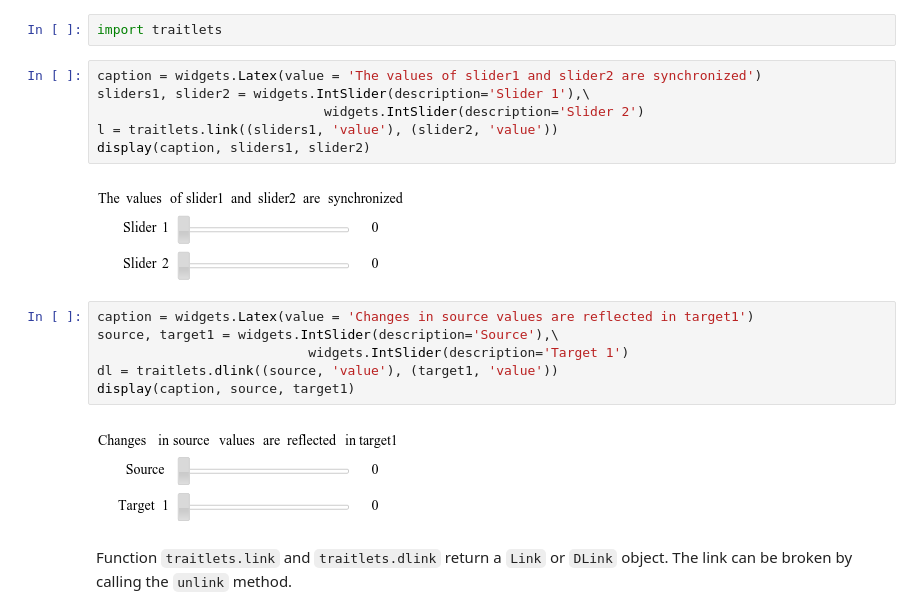
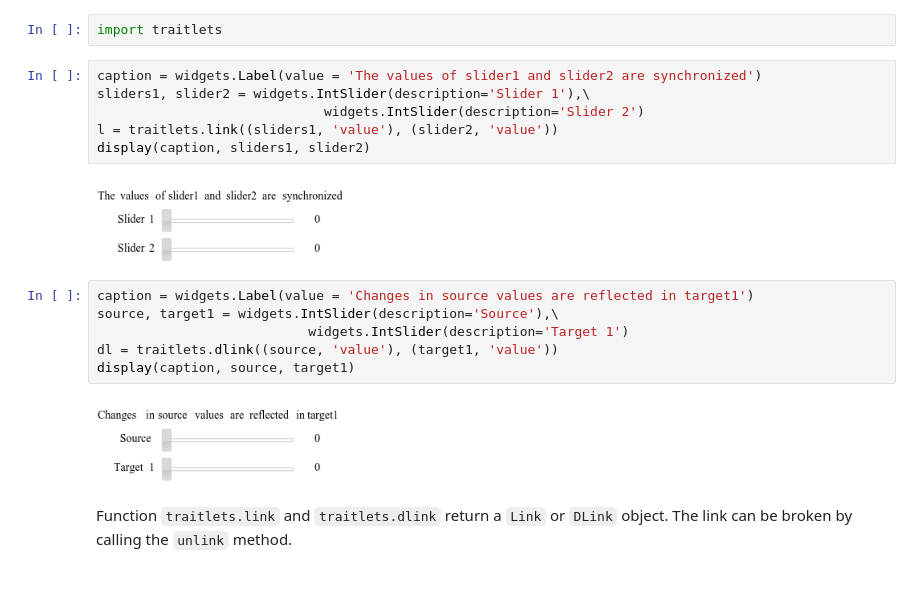
Before and after one commit to jupyter-widgets/ipywidgets, a Jupyter notebook: docs/source/examples/Widget Events.ipynb, the cells around one changed output. Saved outputs shown, nothing was run; the diff lists cells and outputs as text; blank space fills up the shorter version.

```diff
--- a/docs/source/examples/Widget Events.ipynb
+++ b/docs/source/examples/Widget Events.ipynb
@@ -105,21 +101,21 @@ The first method is to use the `link` and `dlink` functions from the `traitlets`
 # %%
 import traitlets
 # %%
-caption = widgets.Latex(value = 'The values of slider1 and slider2 are synchronized')
+caption = widgets.Label(value = 'The values of slider1 and slider2 are synchronized')
 sliders1, slider2 = widgets.IntSlider(description='Slider 1'),\
                              widgets.IntSlider(description='Slider 2')
 l = traitlets.link((sliders1, 'value'), (slider2, 'value'))
 display(caption, sliders1, slider2)
 # %% [output]
-[figure, old version]
+[figure, new version]
 # %%
-caption = widgets.Latex(value = 'Changes in source values are reflected in target1')
+caption = widgets.Label(value = 'Changes in source values are reflected in target1')
 source, target1 = widgets.IntSlider(description='Source'),\
                            widgets.IntSlider(description='Target 1')
 dl = traitlets.dlink((source, 'value'), (target1, 'value'))
 display(caption, source, target1)
 # %% [output]
-[figure, old version]
+[figure, new version]
 # %% [markdown]
 Function `traitlets.link` and `traitlets.dlink` return a `Link` or `DLink` object. The link can be broken by calling the `unlink` method.
 # %%
```
Also changed, not shown: parts of 5 cells of this notebook, 19 other files.
